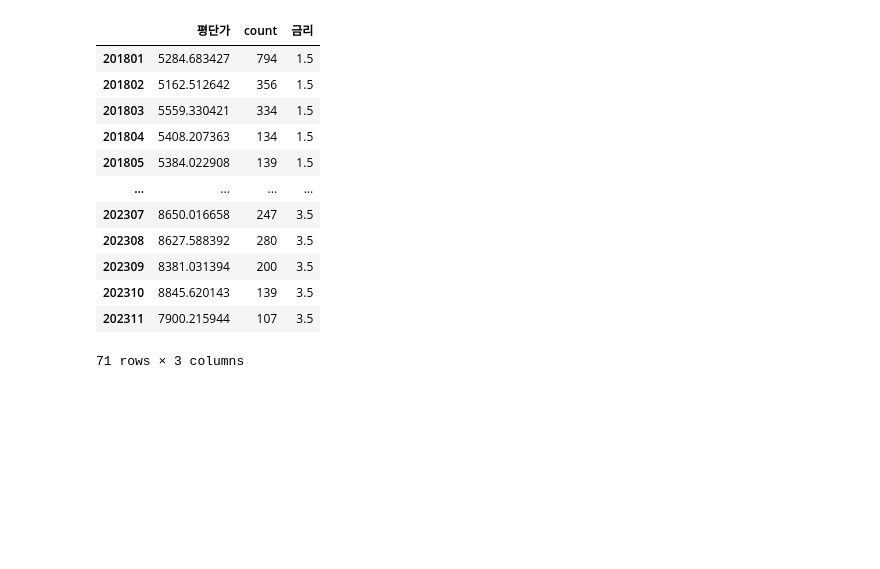
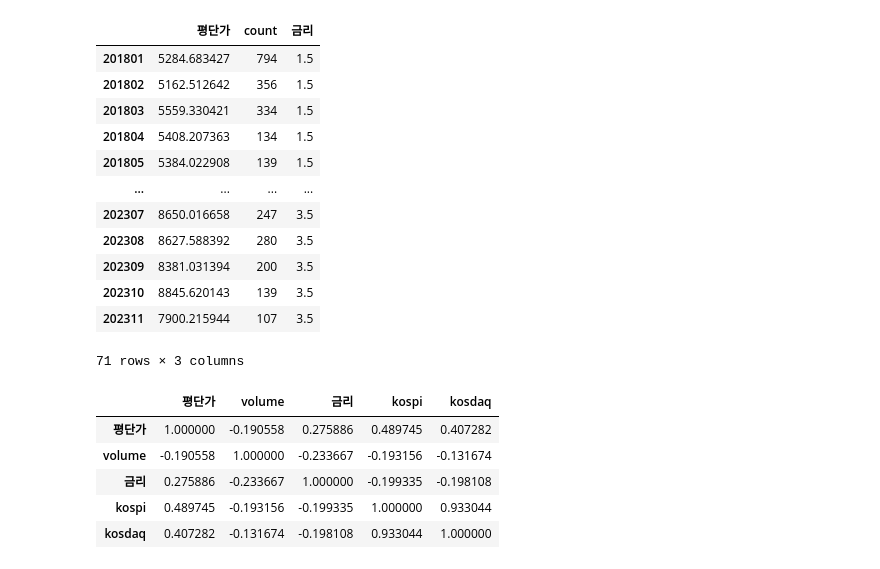
Before and after one commit to Elderman-91/green_team_project_1, a Jupyter notebook: mj2.ipynb, the cells around one changed output. Cells and saved outputs as stored; diff of their text form; code cells hidden in the pictures; blank space fills up the shorter version.

```diff
--- a/mj2.ipynb
+++ b/mj2.ipynb
@@ -149,2 +149,12 @@ final_final_df = temp_df2.rename(columns={"0": "kospi", "1": 'kosdaq'})
 # %%
 final_final_df.to_csv("data/completed_gangnam.csv", encoding='utf-8')
+# %%
+gangna_price_corr = final_final_df.corr()
+final_final_df.corr()
+# %% [output]
+|  | 평단가 | volume | 금리 | kospi | kosdaq |
+| 평단가 | 1.000000 | -0.190558 | 0.275886 | 0.489745 | 0.407282 |
+| volume | -0.190558 | 1.000000 | -0.233667 | -0.193156 | -0.131674 |
+| 금리 | 0.275886 | -0.233667 | 1.000000 | -0.199335 | -0.198108 |
+| kospi | 0.489745 | -0.193156 | -0.199335 | 1.000000 | 0.933044 |
+| kosdaq | 0.407282 | -0.131674 | -0.198108 | 0.933044 | 1.000000 |
```
Also changed, not shown: parts of 3 cells of this notebook, 1 other file.
